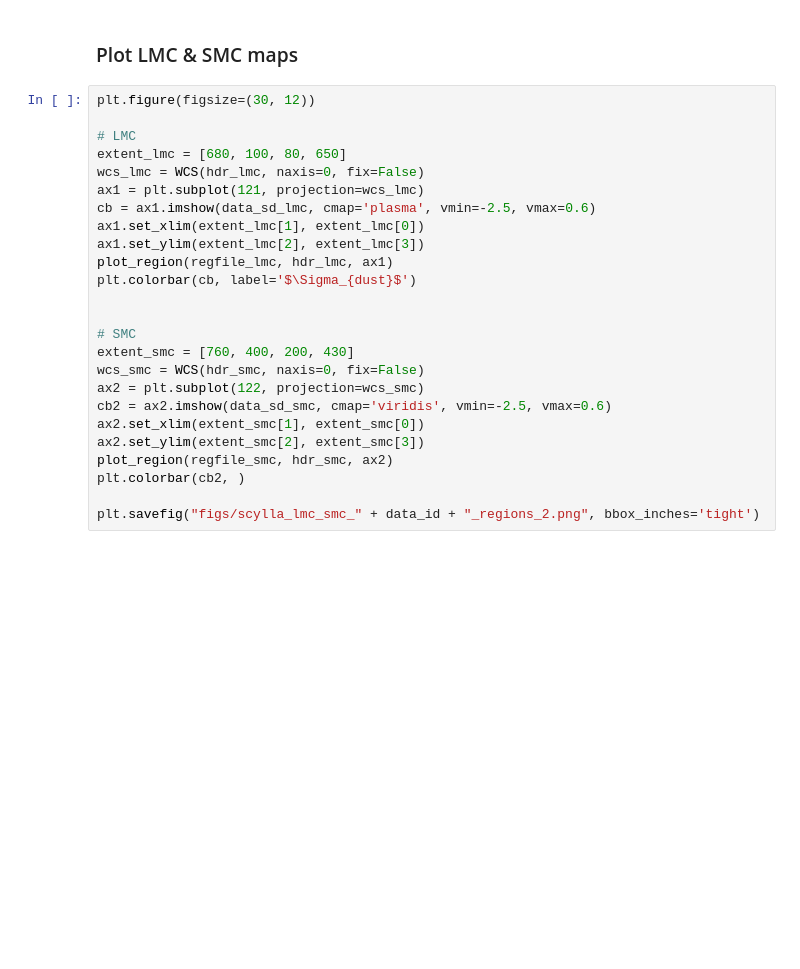
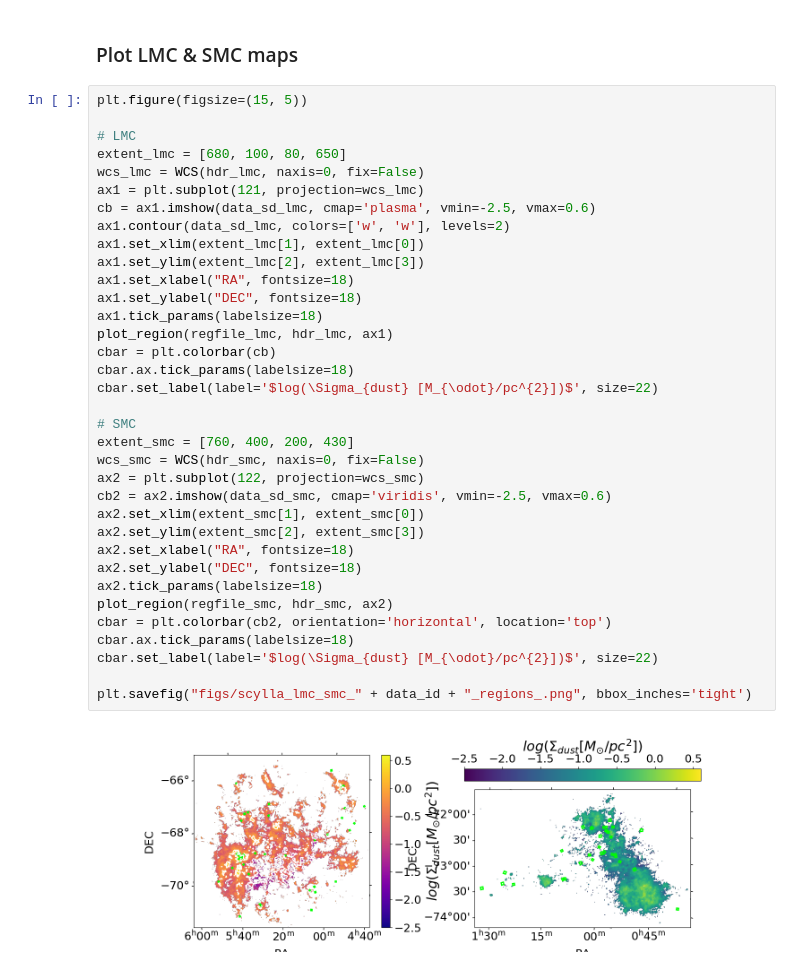
Before and after one commit to petiay/python_su, a Jupyter notebook: plot_regions.ipynb, the cells around one changed output. Saved outputs shown, nothing was run; the diff lists cells and outputs as text; blank space fills up the shorter version.

```diff
--- a/plot_regions.ipynb
+++ b/plot_regions.ipynb
@@ -60,27 +62,39 @@ def fixed_color(shape, saved_attrs):
 # %% [markdown]
 ### Plot LMC & SMC maps
 # %%
-plt.figure(figsize=(30, 12))
+plt.figure(figsize=(15, 5))
 
 # LMC
 extent_lmc = [680, 100, 80, 650]
 wcs_lmc = WCS(hdr_lmc, naxis=0, fix=False)
 ax1 = plt.subplot(121, projection=wcs_lmc)
 cb = ax1.imshow(data_sd_lmc, cmap='plasma', vmin=-2.5, vmax=0.6)
+ax1.contour(data_sd_lmc, colors=['w', 'w'], levels=2)
 ax1.set_xlim(extent_lmc[1], extent_lmc[0])
 ax1.set_ylim(extent_lmc[2], extent_lmc[3])
+ax1.set_xlabel("RA", fontsize=18)
+ax1.set_ylabel("DEC", fontsize=18)
+ax1.tick_params(labelsize=18)
 plot_region(regfile_lmc, hdr_lmc, ax1)
-plt.colorbar(cb, label='$\Sigma_{dust}$')
-
+cbar = plt.colorbar(cb)
+cbar.ax.tick_params(labelsize=18)
+cbar.set_label(label='$log(\Sigma_{dust} [M_{\odot}/pc^{2}])$', size=22)
 
 # SMC
 extent_smc = [760, 400, 200, 430]
 wcs_smc = WCS(hdr_smc, naxis=0, fix=False)
 ax2 = plt.subplot(122, projection=wcs_smc)
 cb2 = ax2.imshow(data_sd_smc, cmap='viridis', vmin=-2.5, vmax=0.6)
 ax2.set_xlim(extent_smc[1], extent_smc[0])
 ax2.set_ylim(extent_smc[2], extent_smc[3])
+ax2.set_xlabel("RA", fontsize=18)
+ax2.set_ylabel("DEC", fontsize=18)
+ax2.tick_params(labelsize=18)
 plot_region(regfile_smc, hdr_smc, ax2)
-plt.colorbar(cb2, )
+cbar = plt.colorbar(cb2, orientation='horizontal', location='top')
+cbar.ax.tick_params(labelsize=18)
+cbar.set_label(label='$log(\Sigma_{dust} [M_{\odot}/pc^{2}])$', size=22)
 
-plt.savefig("figs/scylla_lmc_smc_" + data_id + "_regions_2.png", bbox_inches='tight')
+plt.savefig("figs/scylla_lmc_smc_" + data_id + "_regions_.png", bbox_inches='tight')
+# %% [output]
+[figure, added]
```
Also changed, not shown: parts of 2 cells of this notebook.
